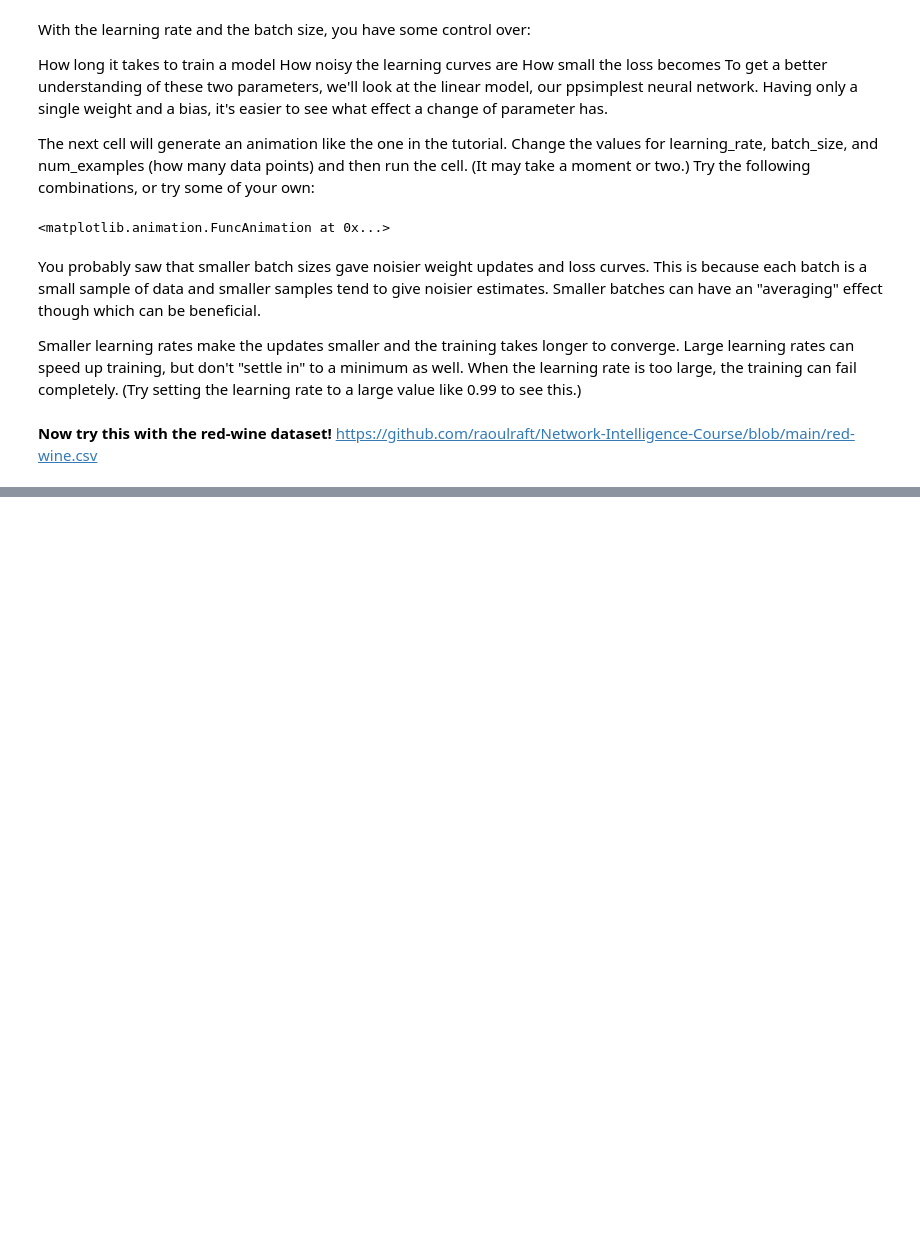
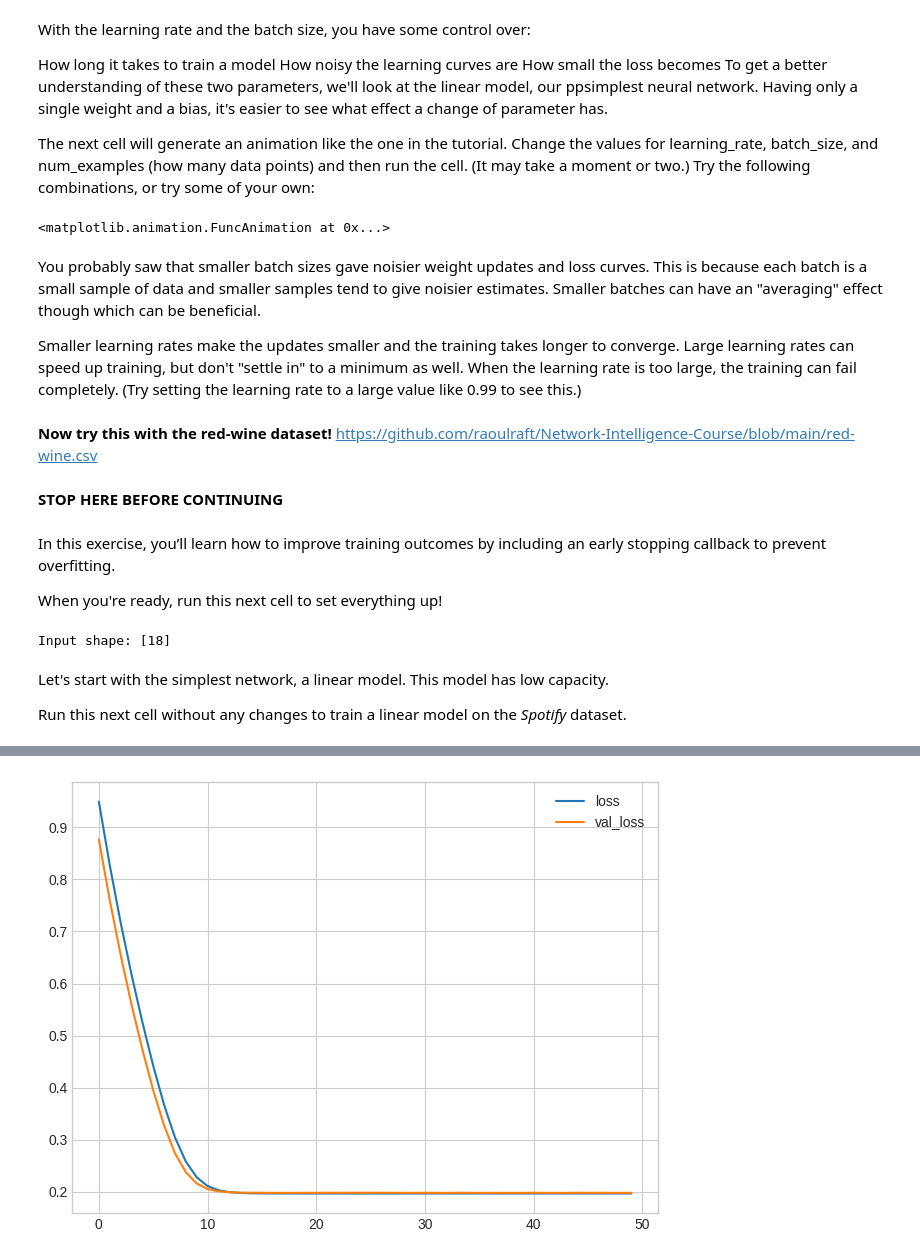
Before and after one commit to raoulraft/Network-Intelligence-Course, a Jupyter notebook: L2.ipynb, the cells around one changed output, grey strips where cells are left out. Drawn from its saved outputs; the diff is of its cells as text; code cells hidden in the pictures; blank space fills up the shorter version.

```diff
--- a/L2.ipynb
+++ b/L2.ipynb
@@ -158,3 +188,71 @@ You probably saw that smaller batch sizes gave noisier weight updates and loss c
 Smaller learning rates make the updates smaller and the training takes longer to converge. Large learning rates can speed up training, but don't "settle in" to a minimum as well. When the learning rate is too large, the training can fail completely. (Try setting the learning rate to a large value like 0.99 to see this.)
 # %% [markdown]
 **Now try this with the red-wine dataset!** https://github.com/raoulraft/Network-Intelligence-Course/blob/main/red-wine.csv
+# %% [markdown]
+**STOP HERE BEFORE CONTINUING**
+# %% [markdown]
+In this exercise, you’ll learn how to improve training outcomes by including an early stopping callback to prevent overfitting.
+
+When you're ready, run this next cell to set everything up!
+# %%
+from sklearn.preprocessing import OneHotEncoder
+from sklearn.model_selection import GroupShuffleSplit
+from tensorflow.keras import callbacks
+
+spotify = pd.read_csv('https://raw.githubusercontent.com/raoulraft/Network-Intelligence-Course/main/spotify_dataset.csv')
+
+X = spotify.copy().dropna()
+y = X.pop('track_popularity')
+artists = X['track_artist']
+
+features_num = ['danceability', 'energy', 'key', 'loudness', 'mode',
+                'speechiness', 'acousticness', 'instrumentalness',
+                'liveness', 'valence', 'tempo', 'duration_ms']
+features_cat = ['playlist_genre']
+
+preprocessor = make_column_transformer(
+    (StandardScaler(), features_num),
+    (OneHotEncoder(), features_cat),
+)
+
+# We'll do a "grouped" split to keep all of an artist's songs in one
+# split or the other. This is to help prevent signal leakage.
+def group_split(X, y, group, train_size=0.75):
+    splitter = GroupShuffleSplit(train_size=train_size)
+    train, test = next(splitter.split(X, y, groups=group))
+    return (X.iloc[train], X.iloc[test], y.iloc[train], y.iloc[test])
+
+X_train, X_valid, y_train, y_valid = group_split(X, y, artists)
+
+X_train = preprocessor.fit_transform(X_train)
+X_valid = preprocessor.transform(X_valid)
+y_train = y_train / 100 # popularity is on a scale 0-100, so this rescales to 0-1.
+y_valid = y_valid / 100
+
+input_shape = [X_train.shape[1]]
+print("Input shape: {}".format(input_shape))
+# %% [output]
+Input shape: [18]
+# %% [markdown]
+Let's start with the simplest network, a linear model. This model has low capacity.
+
+Run this next cell without any changes to train a linear model on the *Spotify* dataset.
+# %%
+model = keras.Sequential([
+    layers.Dense(1, input_shape=input_shape),
+])
+model.compile(
+    optimizer='adam',
+    loss='mae',
+)
+history = model.fit(
+    X_train, y_train,
+    validation_data=(X_valid, y_valid),
+    batch_size=512,
+    epochs=50,
+    verbose=0, # suppress output since we'll plot the curves
+)
+history_df = pd.DataFrame(history.history)
+history_df.loc[0:, ['loss', 'val_loss']].plot()
+print("Minimum Validation Loss: {:0.4f}".format(history_df['val_loss'].min()));
+# %% [output]
@@ -160,0 +260 @@ Smaller learning rates make the updates smaller and the training takes longer to
+[figure, added]
```
Also changed, not shown: parts of 36 cells of this notebook.
